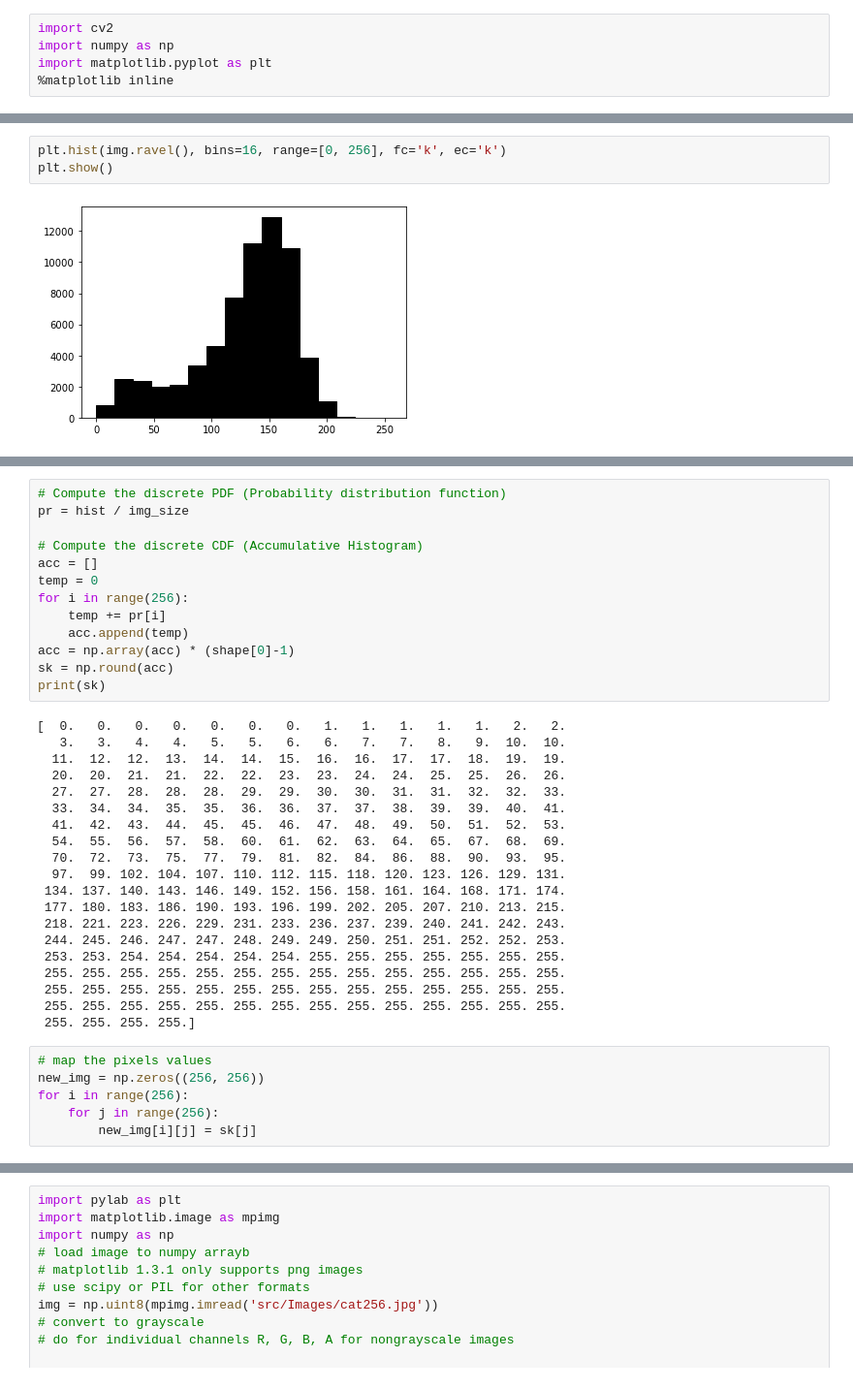
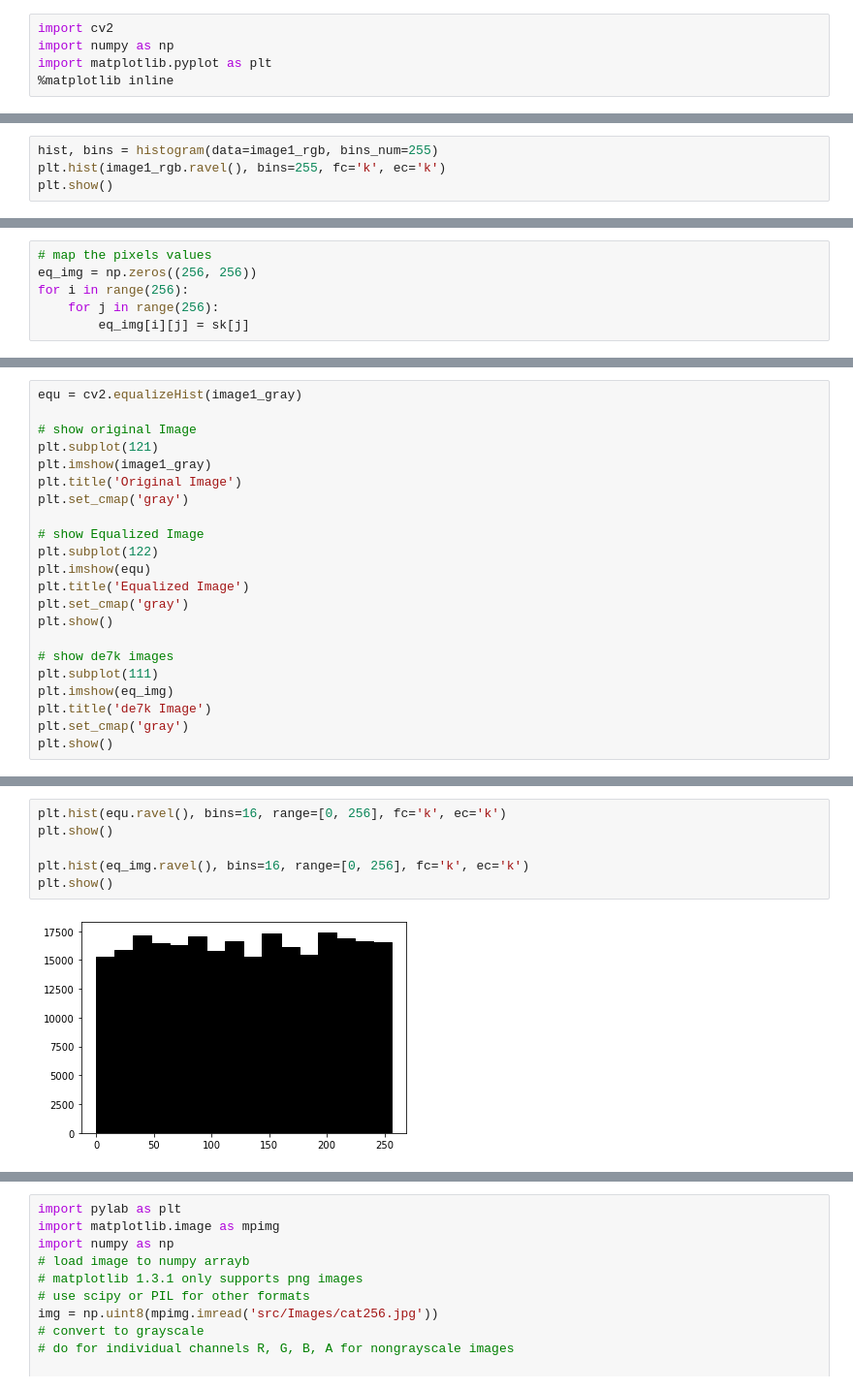
Before and after one commit to r-CV-Tasks/Image-filtering-edgeDetection-processing, a Jupyter notebook: playground.ipynb, the cells around one changed output, grey strips where cells are left out. Shown at 97% size. Drawn from its saved outputs; the diff is of its cells as text.

```diff
--- a/playground.ipynb
+++ b/playground.ipynb
@@ -63,0 +60,4 @@ print(hist.shape)
+# %%
+hist, bins = histogram(data=image1_rgb, bins_num=255)
+plt.hist(image1_rgb.ravel(), bins=255, fc='k', ec='k')
+plt.show()
@@ -63,0 +80,6 @@ print(hist.shape)
+# %%
+# map the pixels values
+eq_img = np.zeros((256, 256))
+for i in range(256):
+    for j in range(256):
+        eq_img[i][j] = sk[j]
@@ -63,0 +90,22 @@ print(hist.shape)
+# %%
+equ = cv2.equalizeHist(image1_gray)
+
+# show original Image
+plt.subplot(121)
+plt.imshow(image1_gray)
+plt.title('Original Image')
+plt.set_cmap('gray')
+
+# show Equalized Image
+plt.subplot(122)
+plt.imshow(equ)
+plt.title('Equalized Image')
+plt.set_cmap('gray')
+plt.show()
+
+# show de7k images
+plt.subplot(111)
+plt.imshow(eq_img)
+plt.title('de7k Image')
+plt.set_cmap('gray')
+plt.show()
@@ -64,5 +115,8 @@ print(hist.shape)
 # %%
-plt.hist(img.ravel(), bins=16, range=[0, 256], fc='k', ec='k')
+plt.hist(equ.ravel(), bins=16, range=[0, 256], fc='k', ec='k')
 plt.show()
+
+plt.hist(eq_img.ravel(), bins=16, range=[0, 256], fc='k', ec='k')
+plt.show()
 # %% [output]
-[figure, old version]
+[figure, new version]
@@ -69,39 +123,0 @@ plt.show()
-# %%
-# Compute the discrete PDF (Probability distribution function)
-pr = hist / img_size
-
-# Compute the discrete CDF (Accumulative Histogram)
-acc = []
-temp = 0
-for i in range(256):
-    temp += pr[i]
-    acc.append(temp)
-acc = np.array(acc) * (shape[0]-1)
-sk = np.round(acc)
-print(sk)
-# %% [output]
-[  0.   0.   0.   0.   0.   0.   0.   1.   1.   1.   1.   1.   2.   2.
-   3.   3.   4.   4.   5.   5.   6.   6.   7.   7.   8.   9.  10.  10.
-  11.  12.  12.  13.  14.  14.  15.  16.  16.  17.  17.  18.  19.  19.
-  20.  20.  21.  21.  22.  22.  23.  23.  24.  24.  25.  25.  26.  26.
-  27.  27.  28.  28.  28.  29.  29.  30.  30.  31.  31.  32.  32.  33.
-  33.  34.  34.  35.  35.  36.  36.  37.  37.  38.  39.  39.  40.  41.
-  41.  42.  43.  44.  45.  45.  46.  47.  48.  49.  50.  51.  52.  53.
-  54.  55.  56.  57.  58.  60.  61.  62.  63.  64.  65.  67.  68.  69.
-  70.  72.  73.  75.  77.  79.  81.  82.  84.  86.  88.  90.  93.  95.
-  97.  99. 102. 104. 107. 110. 112. 115. 118. 120. 123. 126. 129. 131.
- 134. 137. 140. 143. 146. 149. 152. 156. 158. 161. 164. 168. 171. 174.
- 177. 180. 183. 186. 190. 193. 196. 199. 202. 205. 207. 210. 213. 215.
- 218. 221. 223. 226. 229. 231. 233. 236. 237. 239. 240. 241. 242. 243.
- 244. 245. 246. 247. 247. 248. 249. 249. 250. 251. 251. 252. 252. 253.
- 253. 253. 254. 254. 254. 254. 254. 255. 255. 255. 255. 255. 255. 255.
- 255. 255. 255. 255. 255. 255. 255. 255. 255. 255. 255. 255. 255. 255.
- 255. 255. 255. 255. 255. 255. 255. 255. 255. 255. 255. 255. 255. 255.
- 255. 255. 255. 255. 255. 255. 255. 255. 255. 255. 255. 255. 255. 255.
- 255. 255. 255. 255.]
-# %%
-# map the pixels values
-new_img = np.zeros((256, 256))
-for i in range(256):
-    for j in range(256):
-        new_img[i][j] = sk[j]
```
Also changed, not shown: parts of 27 cells of this notebook.
